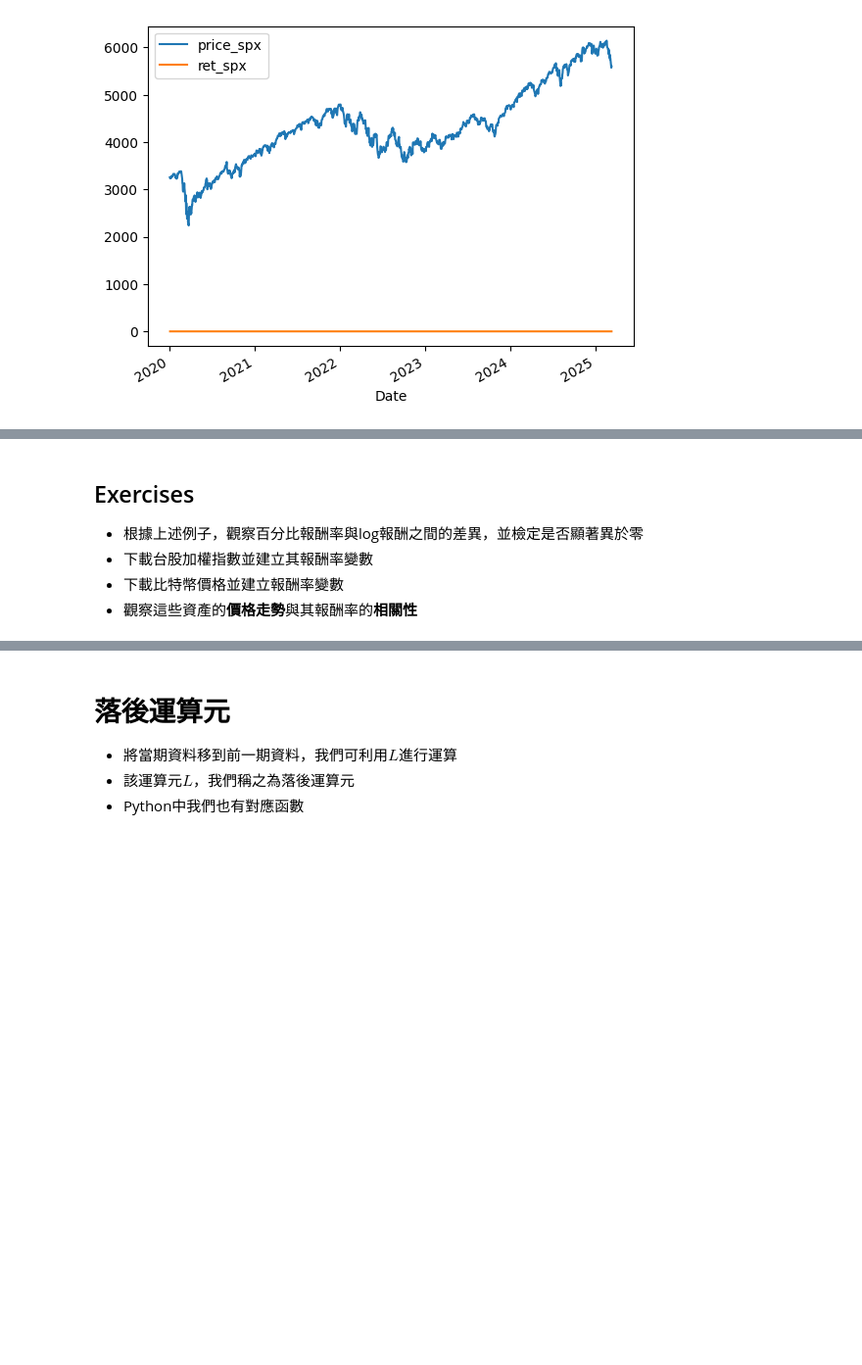
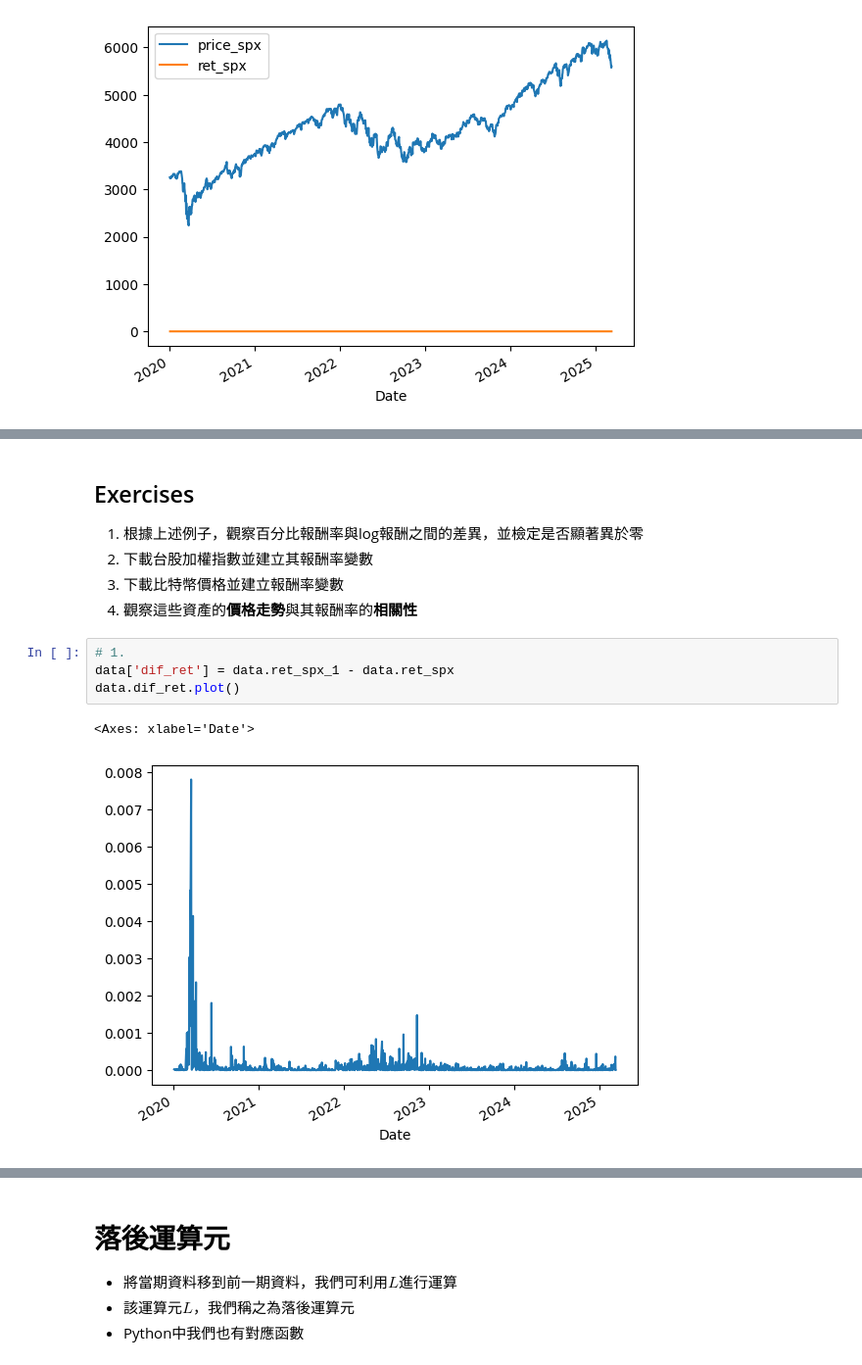
Before and after one commit to quetion/time_series_SCU, a Jupyter notebook: TS_Ch1_exercise.ipynb, the cells around one changed output, grey strips where cells are left out. Shown at 98% size. Drawn from its saved outputs; the diff is of its cells as text; blank space fills up the shorter version.

```diff
--- a/TS_Ch1_exercise.ipynb
+++ b/TS_Ch1_exercise.ipynb
@@ -259,7 +259,14 @@ plt.show()
 [figure]
 # %% [markdown]
 ## Exercises
-- 根據上述例子，觀察百分比報酬率與log報酬之間的差異，並檢定是否顯著異於零
-- 下載台股加權指數並建立其報酬率變數
-- 下載比特幣價格並建立報酬率變數
-- 觀察這些資產的**價格走勢**與其報酬率的**相關性**
+1. 根據上述例子，觀察百分比報酬率與log報酬之間的差異，並檢定是否顯著異於零
+2. 下載台股加權指數並建立其報酬率變數
+3. 下載比特幣價格並建立報酬率變數
+4. 觀察這些資產的**價格走勢**與其報酬率的**相關性**
+# %%
+# 1.
+data['dif_ret'] = data.ret_spx_1 - data.ret_spx
+data.dif_ret.plot()
+# %% [output]
+<Axes: xlabel='Date'>
+[figure, added]
```
Also changed, not shown: parts of 10 cells of this notebook.
